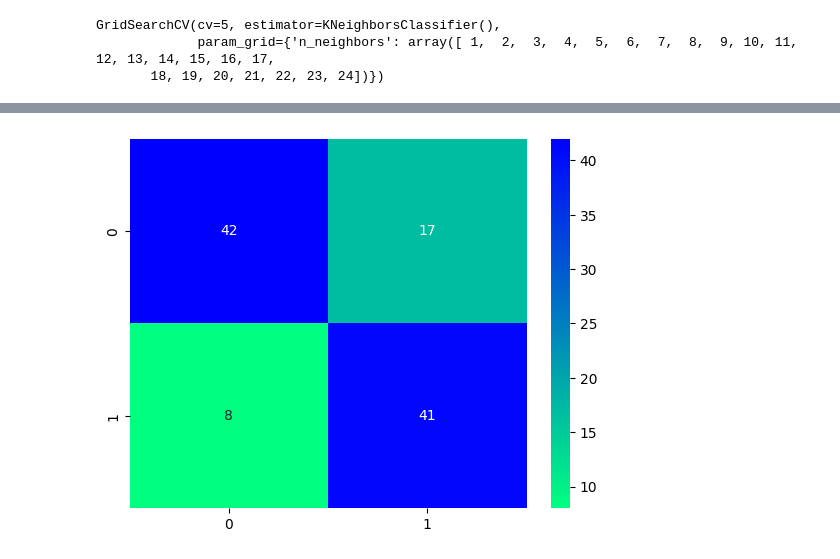
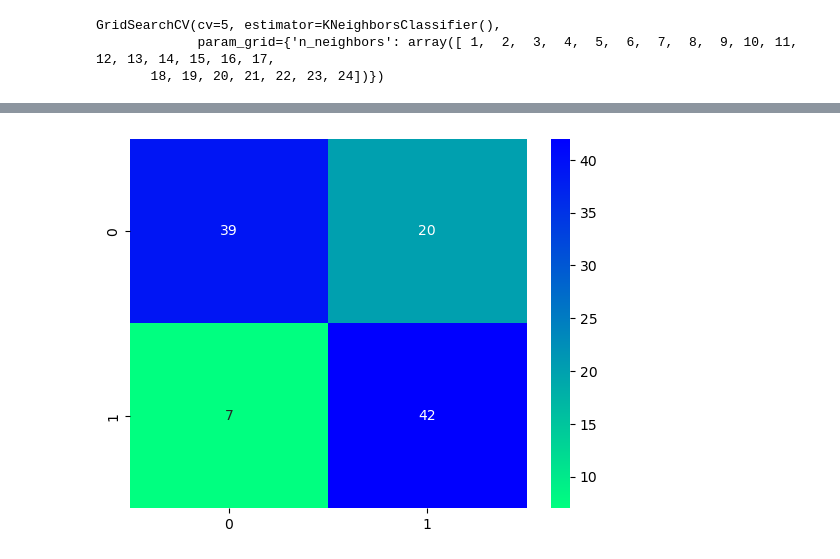
Before and after one commit to abduraaahim/diabetes-diagnosis, a Jupyter notebook: diabetes_diagnosis.ipynb, the cells around one changed output, grey strips where cells are left out. Saved outputs shown, nothing was run; the diff lists cells and outputs as text; code cells hidden in the pictures.

```diff
--- a/diabetes_diagnosis.ipynb
+++ b/diabetes_diagnosis.ipynb
@@ -148,16 +136,16 @@ X_new = combined_df.drop(['Outcome', 'SkinThickness', 'BloodPressure'], axis=1)
 X_new = scaler.fit_transform(X_new)
 y_new = combined_df['Outcome']
 # %%
-X_train, X_test, y_train, y_test = train_test_split(X_new, y_new, test_size=0.2, random_state=42)
+X_new_train, X_new_test, y_new_train, y_new_test = train_test_split(X_new, y_new, test_size=0.2, random_state=42)
 # %%
 param_grid = {'n_neighbors':np.arange(1,25)}
 cv_grid  = GridSearchCV(estimator=KNeighborsClassifier(), param_grid=param_grid, cv=5)
-cv_grid.fit(X_train, y_train)
+cv_grid.fit(X_new_train, y_new_train)
 # %% [output]
 GridSearchCV(cv=5, estimator=KNeighborsClassifier(),
              param_grid={'n_neighbors': array([ 1,  2,  3,  4,  5,  6,  7,  8,  9, 10, 11, 12, 13, 14, 15, 16, 17,
        18, 19, 20, 21, 22, 23, 24])})
 # %%
 knn = KNeighborsClassifier(n_neighbors=cv_grid.best_params_['n_neighbors'])
-knn.fit(X_train, y_train)
-y_pred = knn.predict(X_test)
+knn.fit(X_new_train, y_new_train)
+y_pred = knn.predict(X_new_test)
@@ -181,5 +167,5 @@ weighted avg       0.78      0.77      0.77       108
 # %%
-sns.heatmap(confusion_matrix(y_test, y_pred), annot=True, cmap='winter_r')
+sns.heatmap(confusion_matrix(y_new_test, y_pred), annot=True, cmap='winter_r')
 plt.show()
 # %% [output]
-[figure, old version]
+[figure, new version]
```
Also changed, not shown: parts of 20 cells of this notebook.
